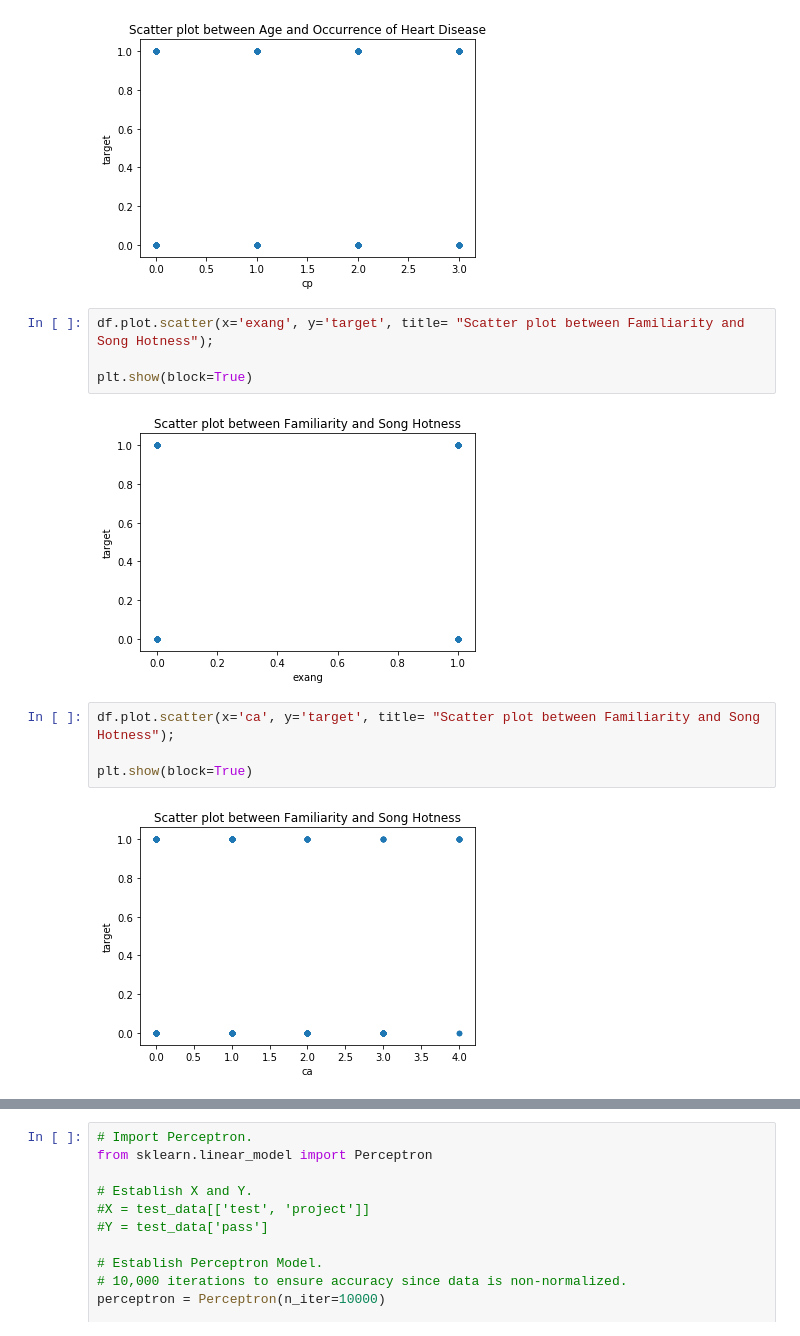
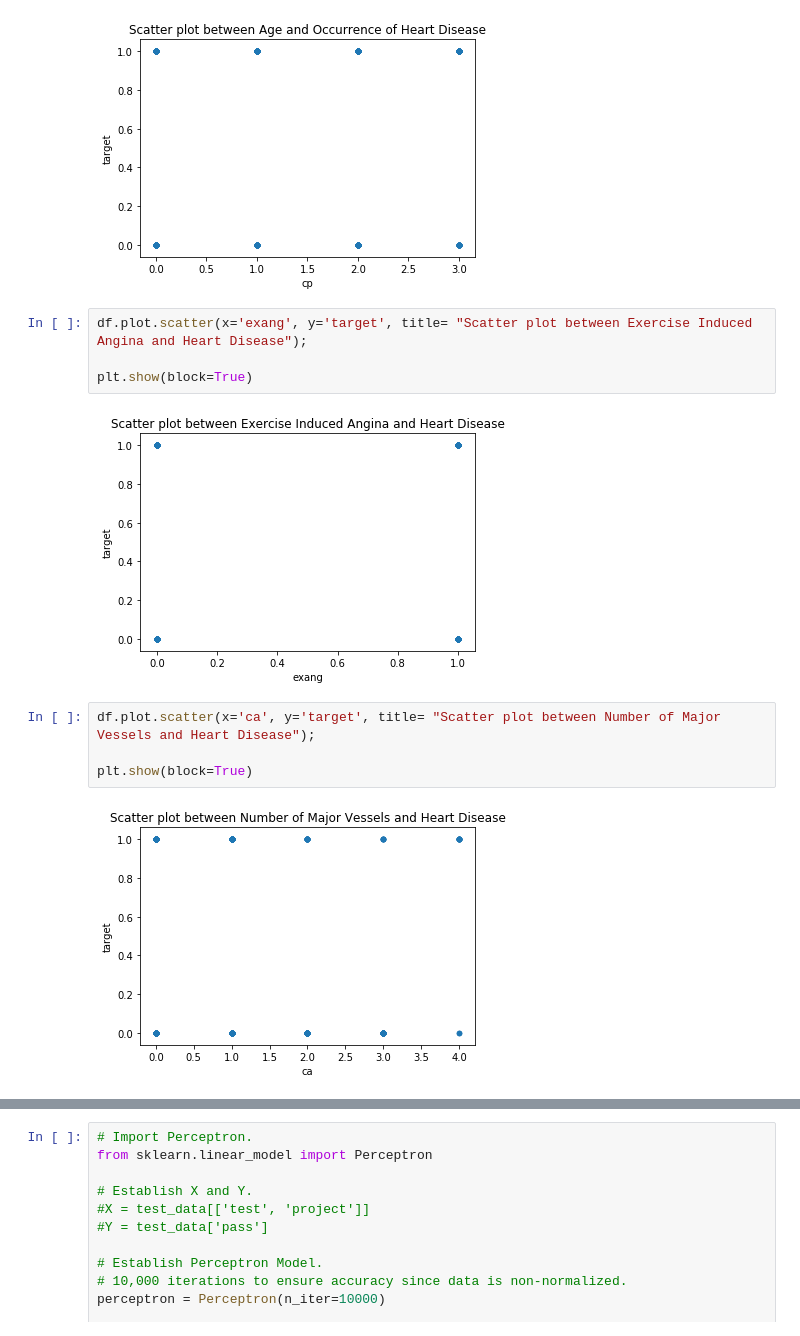
Before and after one commit to mercury821/Thinkful.Final, a Jupyter notebook: DSB_Unit7Project2-Copy1.ipynb, the cells around one changed output, grey strips where cells are left out. Drawn from its saved outputs; the diff is of its cells as text.

```diff
--- a/DSB_Unit7Project2-Copy1.ipynb
+++ b/DSB_Unit7Project2-Copy1.ipynb
@@ -721,14 +721,14 @@ plt.show(block=True)
 # %% [output]
 [figure]
 # %%
-df.plot.scatter(x='exang', y='target', title= "Scatter plot between Familiarity and Song Hotness");
+df.plot.scatter(x='exang', y='target', title= "Scatter plot between Exercise Induced Angina and Heart Disease");
 
 plt.show(block=True)
 # %% [output]
-[figure, old version]
+[figure, new version]
 # %%
-df.plot.scatter(x='ca', y='target', title= "Scatter plot between Familiarity and Song Hotness");
+df.plot.scatter(x='ca', y='target', title= "Scatter plot between Number of Major Vessels and Heart Disease");
 
 plt.show(block=True)
 # %% [output]
-[figure, old version]
+[figure, new version]
```
Also changed, not shown: parts of 9 cells of this notebook.
